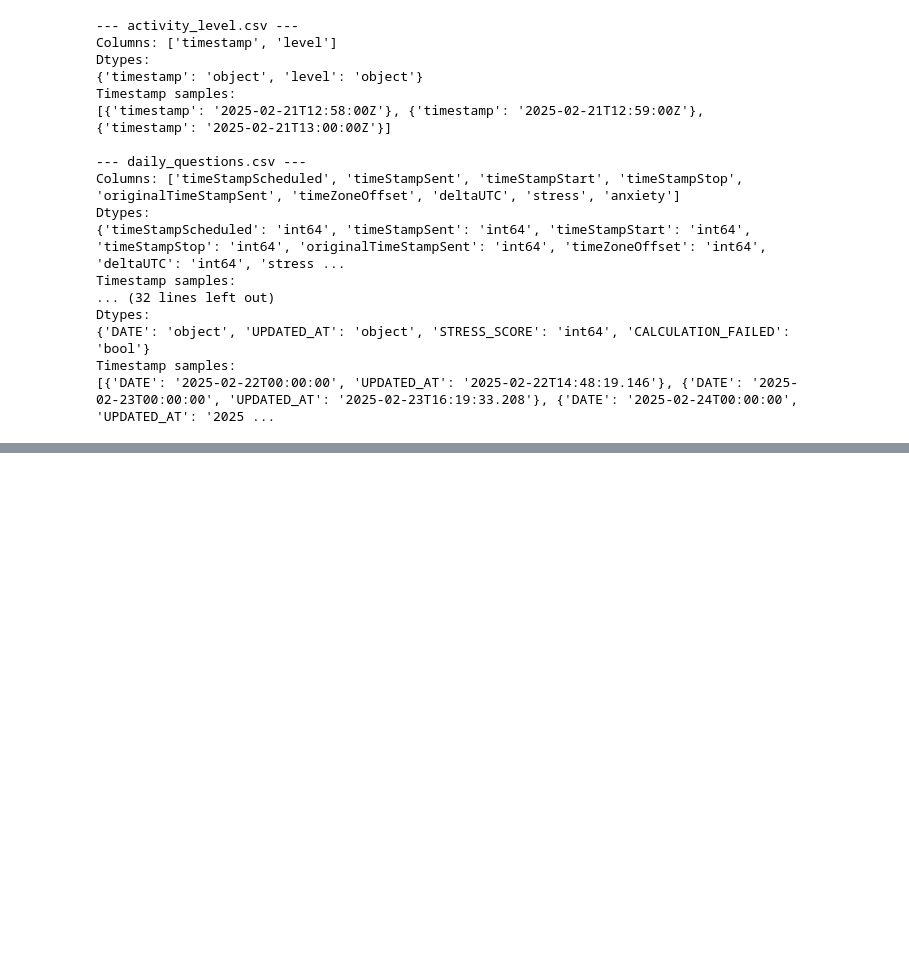
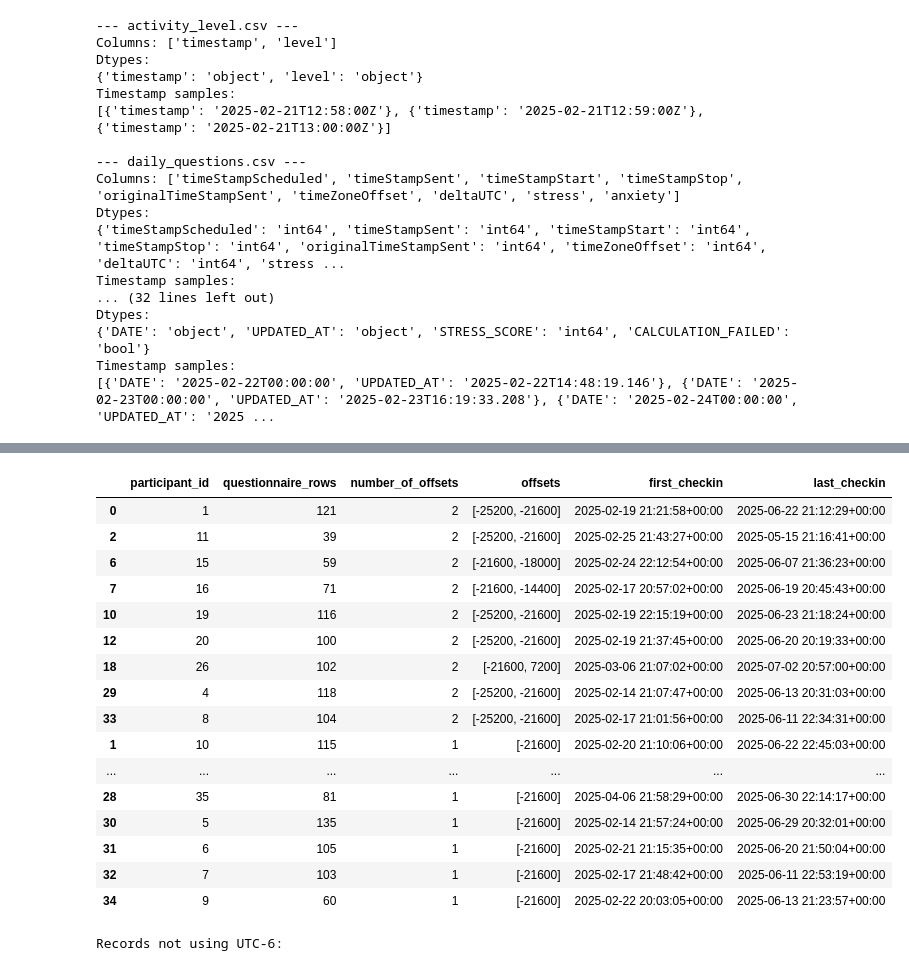
Before and after one commit to jeanwongbd/MindWatch---IE08-new, a Jupyter notebook: EDA/notebooks/MW_201_EDA.ipynb, the cells around one changed output, grey strips where cells are left out. Saved outputs shown, nothing was run; the diff lists cells and outputs as text; code cells hidden in the pictures; blank space fills up the shorter version.

```diff
--- a/EDA/notebooks/MW_201_EDA.ipynb
+++ b/EDA/notebooks/MW_201_EDA.ipynb
@@ -265,3 +265,15 @@ steps = load_participant_file("steps.csv")
 activity = load_participant_file("activity_level.csv")
 fitbit_stress = load_participant_file("stress.csv")
 oxygen = load_participant_file("oxygen.csv")
+# %%
+import pandas as pd
+import numpy as np
+
+# Work on copies so the raw loaded tables remain unchanged
+questions = questions.copy()
+hrv = hrv.copy()
+sleep = sleep.copy()
+steps = steps.copy()
+activity = activity.copy()
+fitbit_stress = fitbit_stress.copy()
+oxygen = oxygen.copy()
@@ -267,0 +730,57 @@ oxygen = load_participant_file("oxygen.csv")
+# %%
+offset_summary = (
+    questions.groupby("participant_id")
+    .agg(
+        questionnaire_rows=("checkin_id", "size"),
+        number_of_offsets=("timeZoneOffset", "nunique"),
+        offsets=(
+            "timeZoneOffset",
+            lambda values: sorted(values.unique().tolist()),
+        ),
+        first_checkin=("checkin_start_utc", "min"),
+        last_checkin=("checkin_start_utc", "max"),
+    )
+    .reset_index()
+)
+
+display(
+    offset_summary.sort_values(
+        ["number_of_offsets", "participant_id"],
+        ascending=[False, True],
+    )
+)
+
+print("Records not using UTC-6:")
+display(
+    questions.loc[
+        questions["timeZoneOffset"] != -21600,
+        [
+            "participant_id",
+            "checkin_start_utc",
+            "timeZoneOffset",
+            "deltaUTC",
+            "checkin_local",
+        ],
+    ].sort_values(
+        ["participant_id", "checkin_start_utc"]
+    )
+)
+# %% [output]
+|  | participant_id | questionnaire_rows | number_of_offsets | offsets | first_checkin | last_checkin |
+| 0 | 1 | 121 | 2 | [-25200, -21600] | 2025-02-19 21:21:58+00:00 | 2025-06-22 21:12:29+00:00 |
+| 2 | 11 | 39 | 2 | [-25200, -21600] | 2025-02-25 21:43:27+00:00 | 2025-05-15 21:16:41+00:00 |
+| 6 | 15 | 59 | 2 | [-21600, -18000] | 2025-02-24 22:12:54+00:00 | 2025-06-07 21:36:23+00:00 |
+| 7 | 16 | 71 | 2 | [-21600, -14400] | 2025-02-17 20:57:02+00:00 | 2025-06-19 20:45:43+00:00 |
+| 10 | 19 | 116 | 2 | [-25200, -21600] | 2025-02-19 22:15:19+00:00 | 2025-06-23 21:18:24+00:00 |
+| 12 | 20 | 100 | 2 | [-25200, -21600] | 2025-02-19 21:37:45+00:00 | 2025-06-20 20:19:33+00:00 |
+| 18 | 26 | 102 | 2 | [-21600, 7200] | 2025-03-06 21:07:02+00:00 | 2025-07-02 20:57:00+00:00 |
+| 29 | 4 | 118 | 2 | [-25200, -21600] | 2025-02-14 21:07:47+00:00 | 2025-06-13 20:31:03+00:00 |
+| 33 | 8 | 104 | 2 | [-25200, -21600] | 2025-02-17 21:01:56+00:00 | 2025-06-11 22:34:31+00:00 |
+| 1 | 10 | 115 | 1 | [-21600] | 2025-02-20 21:10:06+00:00 | 2025-06-22 22:45:03+00:00 |
+| ... | ... | ... | ... | ... | ... | ... |
+| 28 | 35 | 81 | 1 | [-21600] | 2025-04-06 21:58:29+00:00 | 2025-06-30 22:14:17+00:00 |
+| 30 | 5 | 135 | 1 | [-21600] | 2025-02-14 21:57:24+00:00 | 2025-06-29 20:32:01+00:00 |
+| 31 | 6 | 105 | 1 | [-21600] | 2025-02-21 21:15:35+00:00 | 2025-06-20 21:50:04+00:00 |
+| 32 | 7 | 103 | 1 | [-21600] | 2025-02-17 21:48:42+00:00 | 2025-06-11 22:53:19+00:00 |
+| 34 | 9 | 60 | 1 | [-21600] | 2025-02-22 20:03:05+00:00 | 2025-06-13 21:23:57+00:00 |
+Records not using UTC-6:
```
Also changed, not shown: parts of 17 cells of this notebook.
